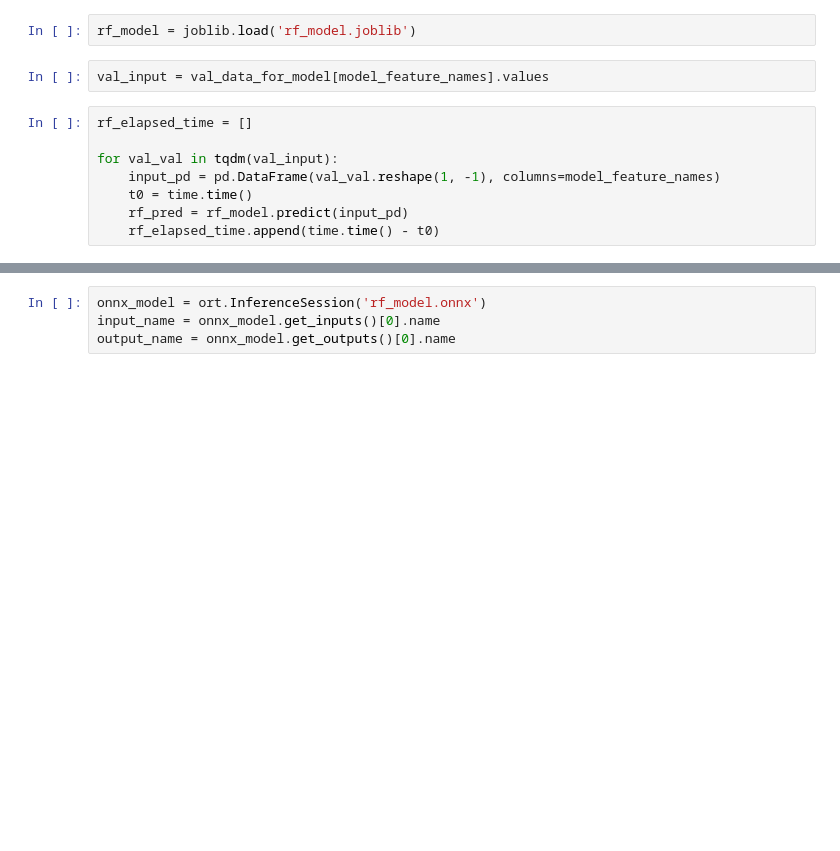
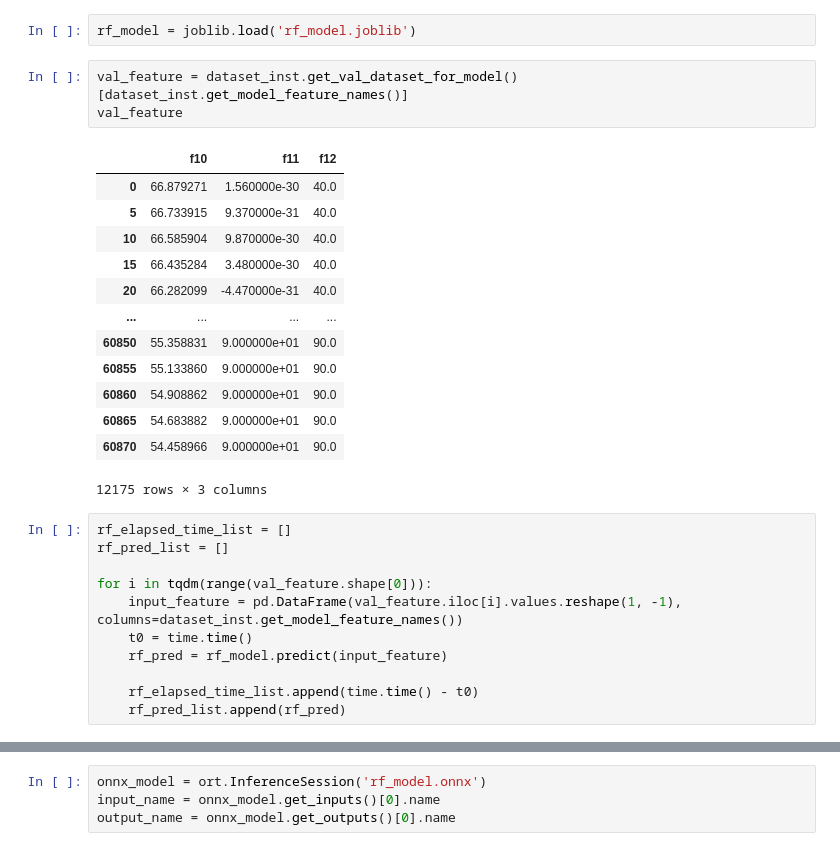
Before and after one commit to jinbeomjeong/estimate_crawler_crane_ground_pressure, a Jupyter notebook: benchmark_model.ipynb, the cells around one changed output, grey strips where cells are left out. Saved outputs shown, nothing was run; the diff lists cells and outputs as text; blank space fills up the shorter version.

```diff
--- a/benchmark_model.ipynb
+++ b/benchmark_model.ipynb
@@ -84,13 +40,31 @@ val_data_for_model
 # %%
 rf_model = joblib.load('rf_model.joblib')
-# %%
-val_input = val_data_for_model[model_feature_names].values
+# %%
+val_feature = dataset_inst.get_val_dataset_for_model()[dataset_inst.get_model_feature_names()]
+val_feature
+# %% [output]
+|  | f10 | f11 | f12 |
+| 0 | 66.879271 | 1.560000e-30 | 40.0 |
+| 5 | 66.733915 | 9.370000e-31 | 40.0 |
+| 10 | 66.585904 | 9.870000e-30 | 40.0 |
+| 15 | 66.435284 | 3.480000e-30 | 40.0 |
+| 20 | 66.282099 | -4.470000e-31 | 40.0 |
+| ... | ... | ... | ... |
+| 60850 | 55.358831 | 9.000000e+01 | 90.0 |
+| 60855 | 55.133860 | 9.000000e+01 | 90.0 |
+| 60860 | 54.908862 | 9.000000e+01 | 90.0 |
+| 60865 | 54.683882 | 9.000000e+01 | 90.0 |
+| 60870 | 54.458966 | 9.000000e+01 | 90.0 |
+12175 rows × 3 columns
 # %%
-rf_elapsed_time = []
+rf_elapsed_time_list = []
+rf_pred_list = []
 
-for val_val in tqdm(val_input):
-    input_pd = pd.DataFrame(val_val.reshape(1, -1), columns=model_feature_names)
+for i in tqdm(range(val_feature.shape[0])):
+    input_feature = pd.DataFrame(val_feature.iloc[i].values.reshape(1, -1), columns=dataset_inst.get_model_feature_names())
     t0 = time.time()
-    rf_pred = rf_model.predict(input_pd)
-    rf_elapsed_time.append(time.time() - t0)
+    rf_pred = rf_model.predict(input_feature)
+
+    rf_elapsed_time_list.append(time.time() - t0)
+    rf_pred_list.append(rf_pred)
 # %%
```
Also changed, not shown: parts of 20 cells of this notebook, 2 other files.
